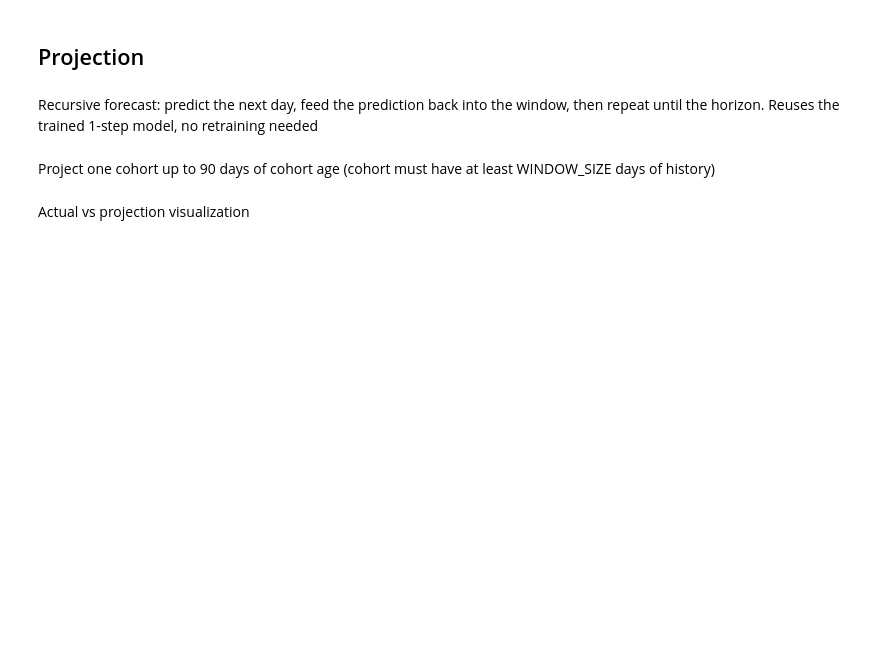
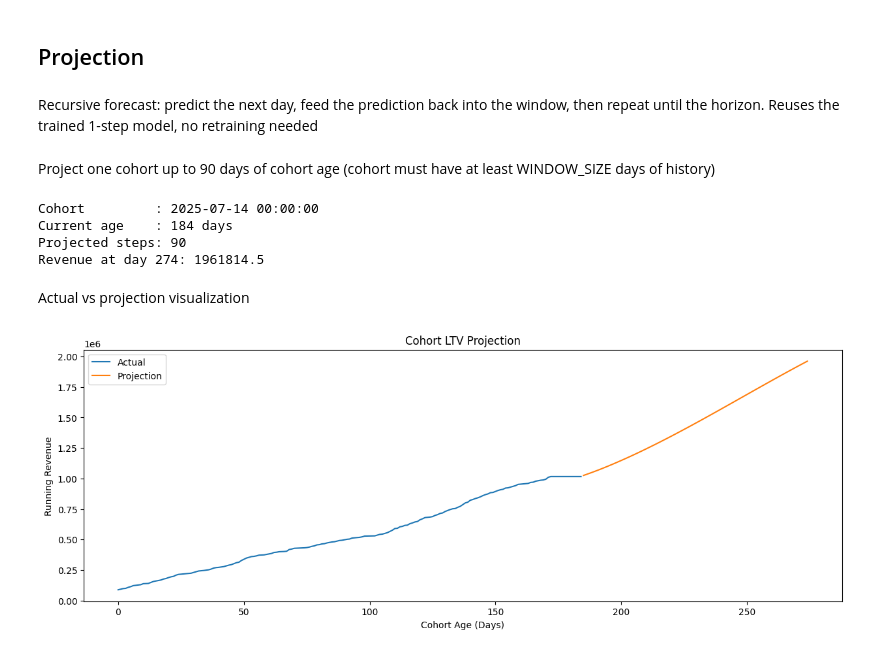
Before and after one commit to mrifala29/ltv-projection, a Jupyter notebook: LTV_Projection_VAS.ipynb, the cells around one changed output. Cells and saved outputs as stored; diff of their text form; code cells hidden in the pictures; blank space fills up the shorter version.

Commit message:
Fixing issue in projection

```diff
--- a/LTV_Projection_VAS.ipynb
+++ b/LTV_Projection_VAS.ipynb
@@ -809,7 +809,22 @@ Project one cohort up to 90 days of cohort age (cohort must have at least WINDOW
 # %%
 HORIZON = 90
 
-cohort = val_cohorts[0]
+# Pick a cohort with enough history (>= WINDOW_SIZE days)
+# Prefer cohorts shorter than HORIZON; fall back to any if all exceed it
+candidates = [
+    c for c in val_cohorts
+    if len(val_df[val_df['date_created_at'] == c]) >= WINDOW_SIZE
+    and int(val_df[val_df['date_created_at'] == c]['cohort_age'].max()) < HORIZON
+]
+
+if not candidates:
+    # All cohorts already exceed HORIZON — project +HORIZON steps from last known point
+    candidates = [
+        c for c in val_cohorts
+        if len(val_df[val_df['date_created_at'] == c]) >= WINDOW_SIZE
+    ]
+
+cohort = candidates[0]
 
 cohort_df = (
     val_df[val_df['date_created_at'] == cohort]
@@ -819,31 +834,43 @@ cohort_df = (
 seed = cohort_df[FEATURES].values[-WINDOW_SIZE:]
 current_age = int(cohort_df['cohort_age'].max())
 
-n_steps = max(HORIZON - current_age, 0)
+# If cohort already past HORIZON, project HORIZON steps forward from current age
+n_steps = HORIZON if current_age >= HORIZON else HORIZON - current_age
 
 pred_scaled = forecast_recursive(model, seed, n_steps)
 pred = scaler.inverse_transform(pred_scaled.reshape(-1, 1)).flatten()
 
-print("Cohort:", cohort)
-print("Projected running total at day 90:", pred[-1])
+future_end_age = current_age + n_steps
+
+print("Cohort         :", cohort)
+print("Current age    :", current_age, "days")
+print("Projected steps:", n_steps)
+print(f"Revenue at day {future_end_age}:", pred[-1])
+# %% [output]
+Cohort         : 2025-07-14 00:00:00
+Current age    : 184 days
+Projected steps: 90
+Revenue at day 274: 1961814.5
 # %% [markdown]
 Actual vs projection visualization
 # %%
 hist = scaler.inverse_transform(
     cohort_df[FEATURES].values[:, [0]]
 ).flatten()
 
 hist_age = cohort_df['cohort_age'].values
-future_age = np.arange(current_age + 1, HORIZON + 1)
+future_age = np.arange(current_age + 1, future_end_age + 1)
 
 plt.figure(figsize=(15,5))
 
 plt.plot(hist_age, hist, label='Actual')
 plt.plot(future_age, pred, label='Projection')
 
 plt.title('Cohort LTV Projection')
 plt.xlabel('Cohort Age (Days)')
 plt.ylabel('Running Revenue')
 plt.legend()
 
 plt.show()
+# %% [output]
+[figure, added]
```
